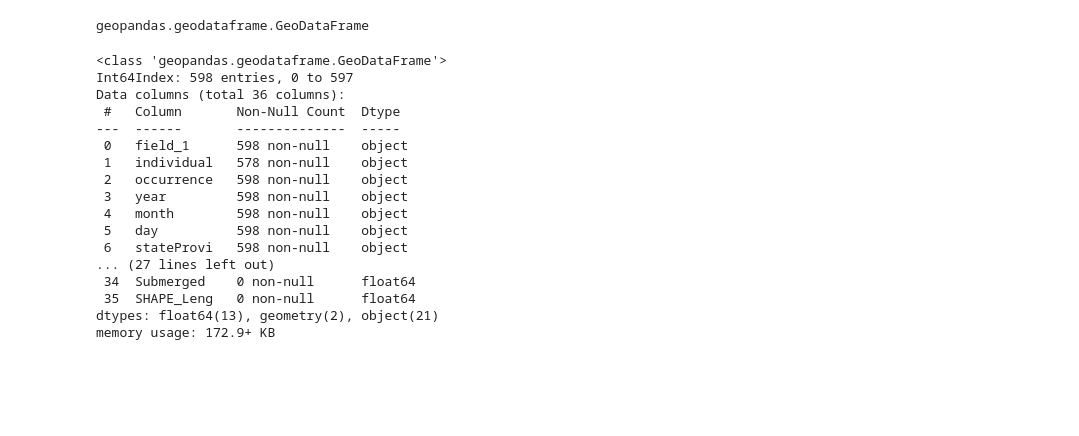
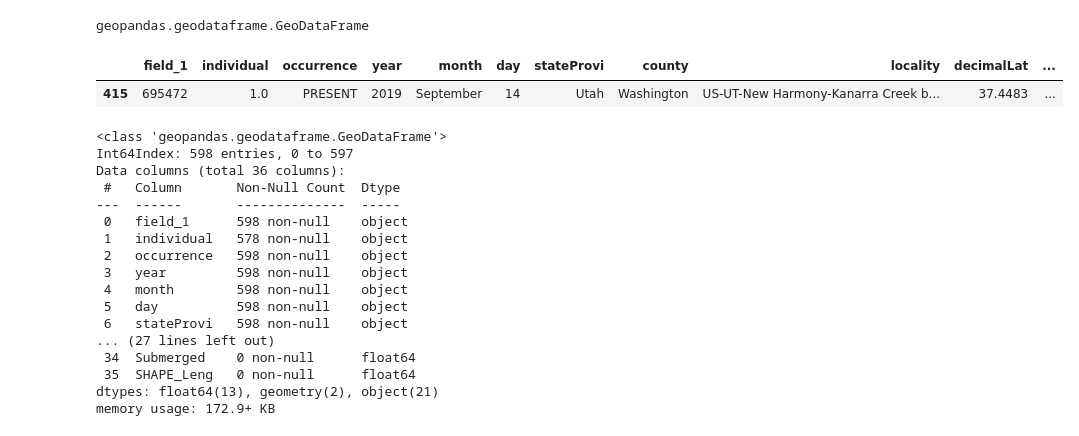
Before and after one commit to zac-stanley/birds-utah, a Jupyter notebook: notebooks/bird_occurrences_utah_explore_final_data_prep.ipynb, the cells around one changed output. Drawn from its saved outputs; the diff is of its cells as text; code cells hidden in the pictures; blank space fills up the shorter version.

```diff
--- a/notebooks/bird_occurrences_utah_explore_final_data_prep.ipynb
+++ b/notebooks/bird_occurrences_utah_explore_final_data_prep.ipynb
@@ -125,6 +137,11 @@ birds_stream_names = gpd.sjoin(birds_prj, streams_prj, how='left', op='intersect
 type(birds_stream_names)
 # %% [output]
 geopandas.geodataframe.GeoDataFrame
+# %%
+birds_stream_names.sample()
+# %% [output]
+|  | field_1 | individual | occurrence | year | month | day | stateProvi | county | locality | decimalLat | ... |
+| 415 | 695472 | 1.0 | PRESENT | 2019 | September | 14 | Utah | Washington | US-UT-New Harmony-Kanarra Creek b... | 37.4483 | ... |
 # %%
 birds_stream_names.info()
 # %% [output]
```
Also changed, not shown: parts of 7 cells of this notebook.
